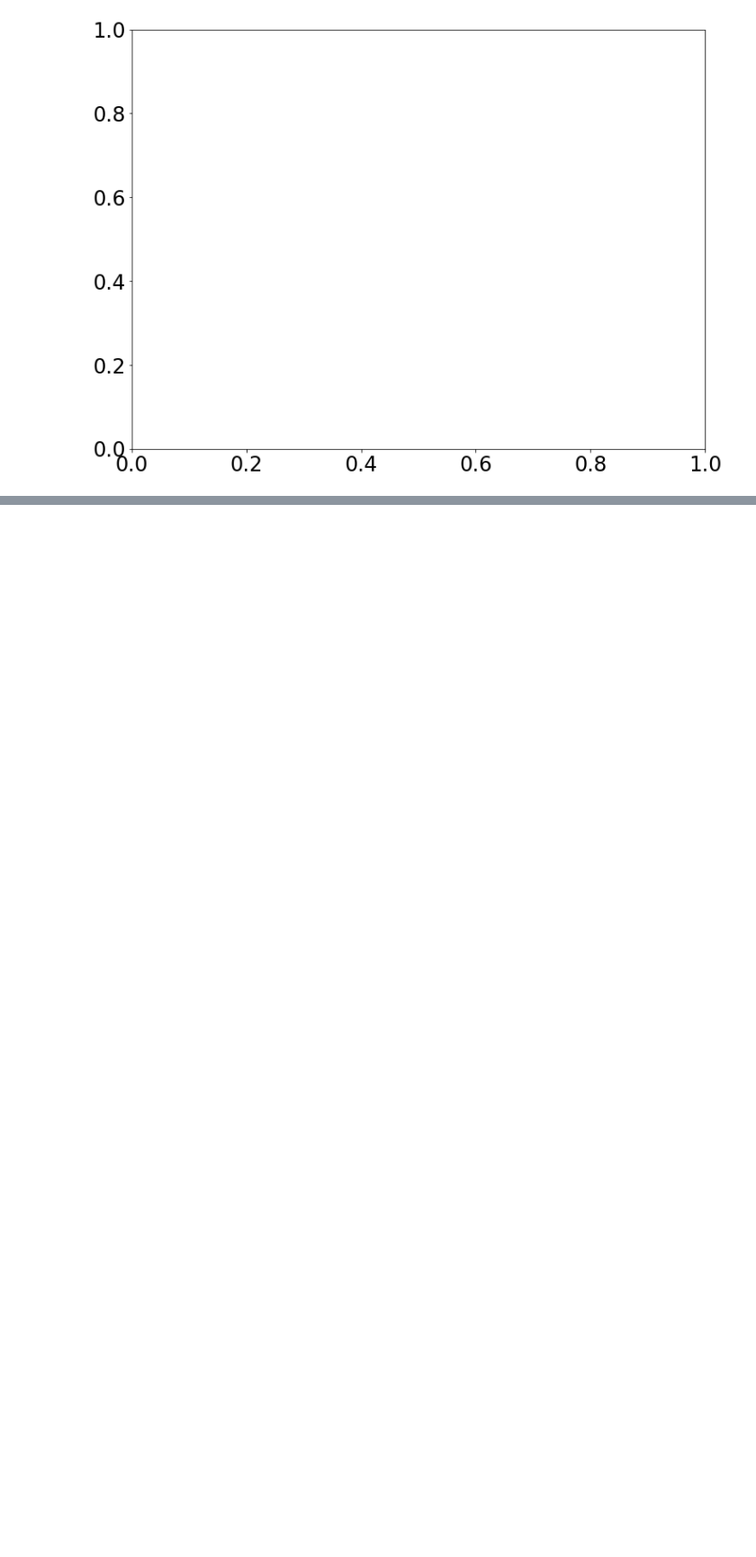
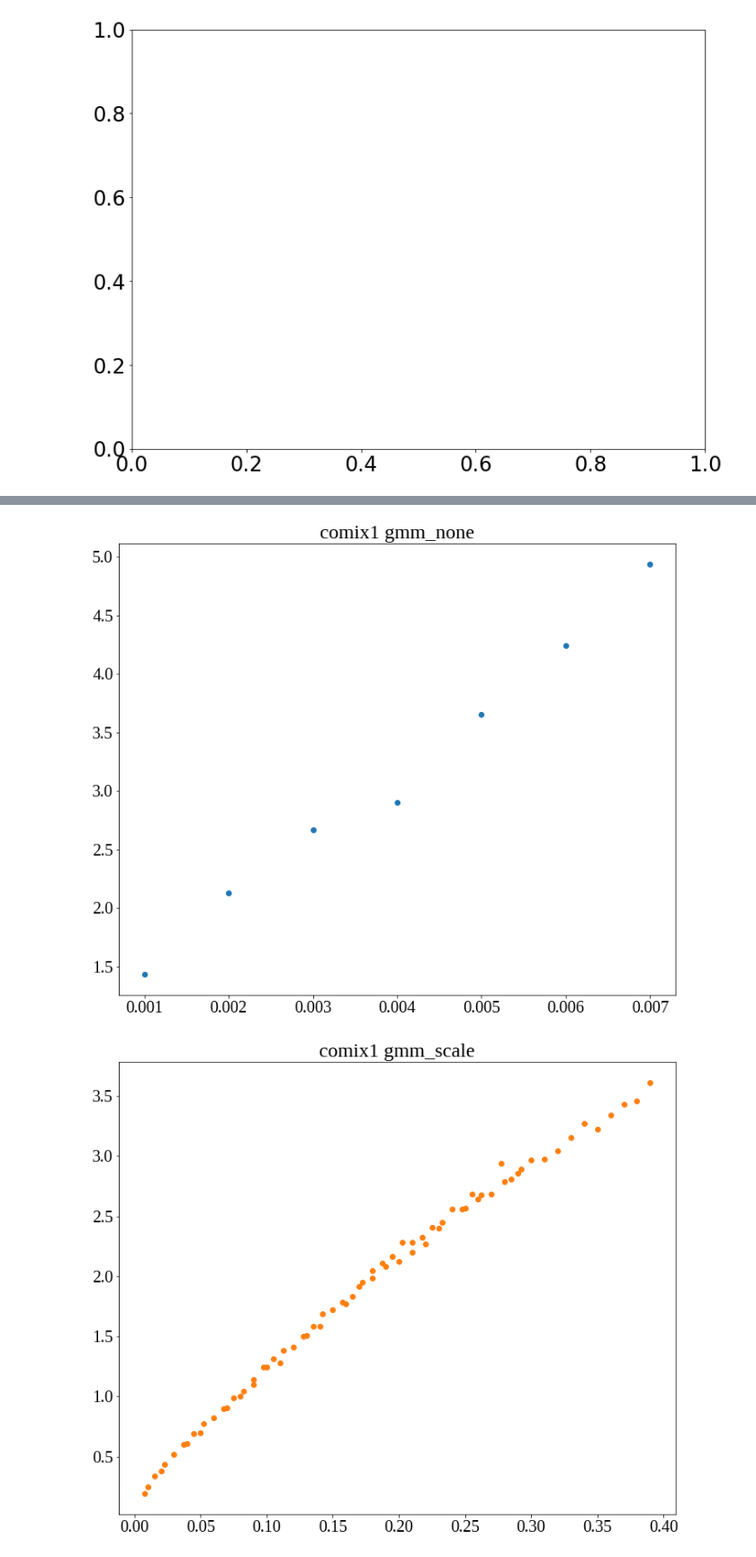
Before and after one commit to LukeMurrayKearney/Data-Driven-Networks-Code, a Jupyter notebook: figs.ipynb, the cells around one changed output, grey strips where cells are left out. Shown at 90% size. Drawn from its saved outputs; the diff is of its cells as text; code cells hidden in the pictures; blank space fills up the shorter version.

```diff
--- a/figs.ipynb
+++ b/figs.ipynb
@@ -1572,0 +1853,53 @@ no poly gmm 44
+# %%
+## r0 vs beta
+datas = ['comix1', 'comix2', 'poly']
+models = ['gmm_none', 'gmm_scale']
+colours=['tab:blue','tab:orange']
+for data_idx, data in enumerate(datas):
+    for model_idx, model in enumerate(models):
+        plt.figure(figsize=(12,10))
+        overall = {}
+        for params in [0,1]:
+            for network_idx in range(60):
+                # print(data,model,params,network_idx)
+                try:
+                    with open(f'output_data/gmm/{params}_{network_idx}_{data}_{model}.json','r') as f:
+                        res = json.load(f)
+                    if model_idx == 0:
+                        taus = [np.arange(0.001,0.03,0.001),
+                                np.arange(0.001,0.03,0.001),
+                                np.arange(0.005,0.11,0.005)]
+                    else:
+                        if params == 0:
+                            taus = [np.arange(0.0005,0.02,0.0005),
+                                    np.arange(0.0005,0.15,0.0005),
+                                    np.arange(0.0005,0.10,0.0005)]
+                            taus = [[15*x for x in a] for a in taus]
+                        else:
+                            taus = [np.arange(0.0005,0.02,0.0005),
+                                    np.arange(0.0005,0.15,0.0005),
+                                    np.arange(0.0005,0.10,0.0005)]
+                            taus = [[20*x for x in a] for a in taus]
+                    y = [[a for a in b if a>=0] for b in res['r0_1']]
+                    x = [a for i, a in enumerate(taus[data_idx]) if len(y[i])]
+                    if len([np.mean(a) for a in y if len(a)>0]) != len(x):
+                        continue
+                    y = [np.mean(a) for a in y if len(a)>0]
+                    # plt.scatter(x,[np.mean(a) for a in y if len(a)>0],color=colours[model_idx])
+                    for i, beta in enumerate(x):
+                        if beta in overall.keys():
+                            overall[beta].append(y[i])
+                        else:
+                            overall[beta] = [y[i]]
+                except:
+                    tmp =True
+        keys = overall.keys()
+        y = [np.mean(overall[key]) for key in keys]
+        x = [key for key in keys]
+        x, y = [a for i,a in enumerate(x) if y[i] < 5], [a for a in y if a<5]
+        plt.scatter(x,y,color=colours[model_idx])
+        plt.title(f'{data} {model}')
+        plt.show()
+# %% [output]
+[figure, added]
+[figure, added]
```
Also changed, not shown: parts of 8 cells of this notebook, 25 other files.
